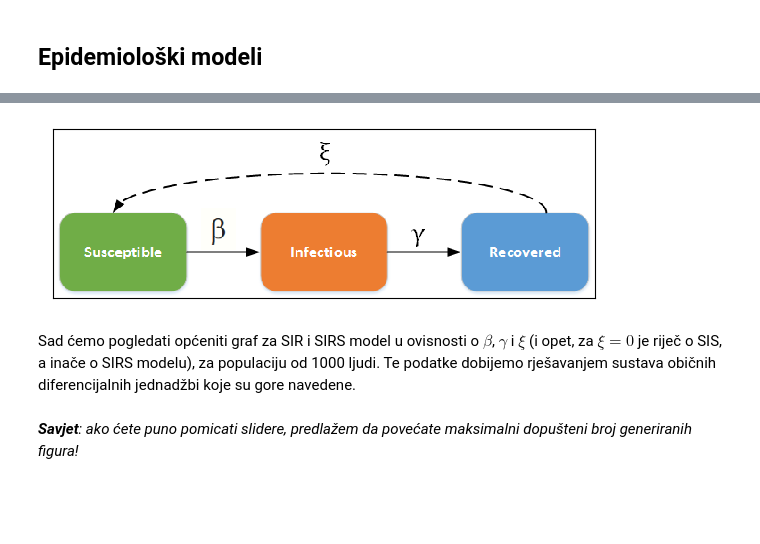
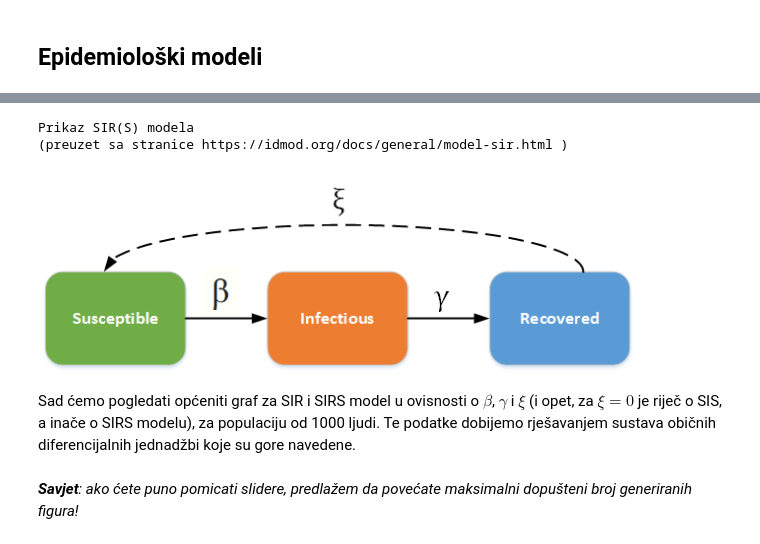
Before and after one commit to dominikmik195/mat_soft, a Jupyter notebook: corona_formal.ipynb, the cells around one changed output, grey strips where cells are left out. Cells and saved outputs as stored; diff of their text form; code cells hidden in the pictures; blank space fills up the shorter version.

```diff
--- a/corona_formal.ipynb
+++ b/corona_formal.ipynb
@@ -352,13 +362,12 @@ uz stopu gubitka imuniteta $\xi$.
 
 Na sljedećoj slici je vizualizacija oba modela (jer ukoliko je $\xi=0$, riječ je o SIR modelu, inače je riječ o SIRS modelu):
-# %%
-fig1, ax1 = plt.subplots(figsize=(7,2.2))
-fig1.axes[0].get_xaxis().set_visible(False)
-fig1.axes[0].get_yaxis().set_visible(False)
-ax1.imshow(plt.imread('SIR.png'), aspect='auto')
-fig1
-# %% [output]
-[figure, removed]
+# %%
+print("Prikaz SIR(S) modela\n(preuzet sa stranice https://idmod.org/docs/general/model-sir.html )")
+display(Image('SIR.png', width=600))
+# %% [output]
+Prikaz SIR(S) modela
+(preuzet sa stranice https://idmod.org/docs/general/model-sir.html )
+[figure, added]
 # %% [markdown]
 Sad ćemo pogledati općeniti graf za SIR i SIRS model u ovisnosti o $\beta$, $\gamma$ i $\xi$ (i opet, za $\xi=0$ je riječ o SIS, a inače o SIRS modelu), za populaciju od 1000 ljudi. Te podatke dobijemo rješavanjem sustava običnih diferencijalnih jednadžbi koje su gore navedene. <br><br>
 <i><b>Savjet</b>: ako ćete puno pomicati slidere, predlažem da povećate maksimalni dopušteni broj generiranih figura!</i>
```
Also changed, not shown: parts of 15 cells of this notebook, 5 other files.
